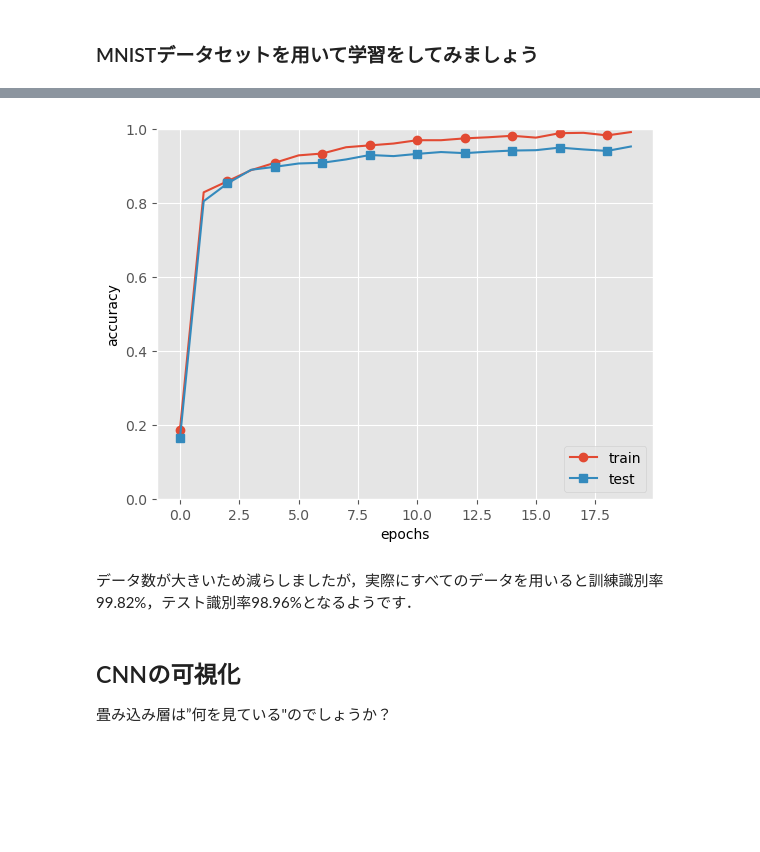
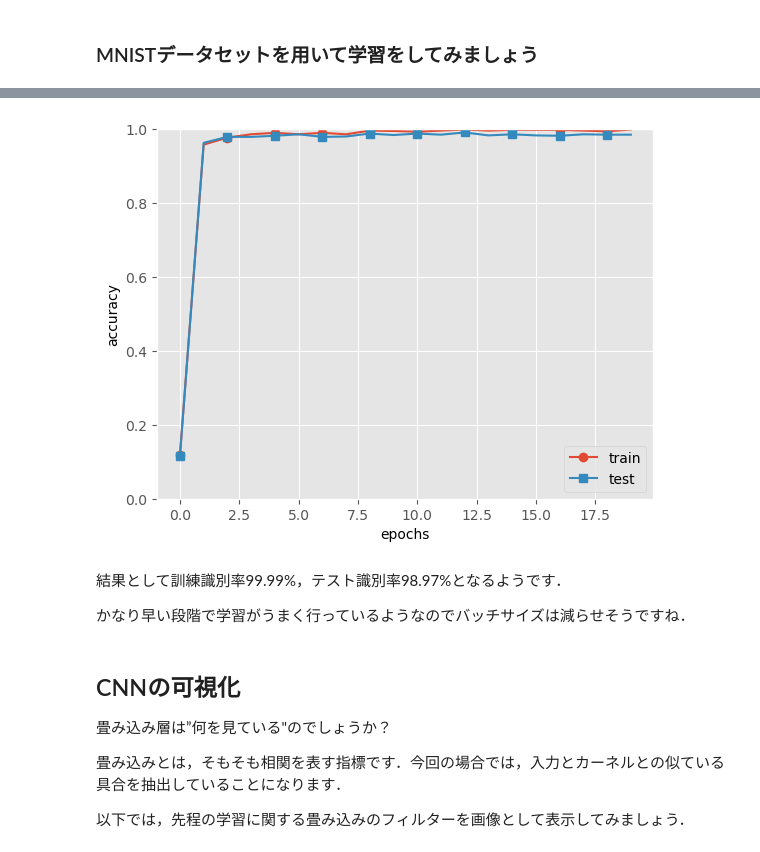
Before and after one commit to LABO-M/ZeroTuku, a Jupyter notebook: Chapter7_Zero_banzai.ipynb, the cells around one changed output, grey strips where cells are left out. Cells and saved outputs as stored; diff of their text form; code cells hidden in the pictures; blank space fills up the shorter version.

```diff
--- a/Chapter7_Zero_banzai.ipynb
+++ b/Chapter7_Zero_banzai.ipynb
@@ -173,27 +374,43 @@ class Convolution:
 # %%
 class Pooling:
-    def __init__(self , pool_h , pool_w , stride=2 , pad=0):
+    def __init__(self, pool_h, pool_w, stride=2, pad=0):
         self.pool_h = pool_h
         self.pool_w = pool_w
         self.stride = stride
         self.pad = pad
 
-    def forward(self , x):
-        N , C , H , W = x.shape
-        out_h = int(1 + (H - self.pool_h)/self.stride)
-        out_w = int(1 + (W - self.pool_w)/self.stride)
+        self.x = None
+        self.arg_max = None
 
-        # 展開
-        col = im2col(x , self.pool_h , self.pool_w , self.stride , self.pad)
-        col = col.reshape(-1 , self.pool_h*self.pool_w)
+    def forward(self, x):
+        N, C, H, W = x.shape
+        out_h = int(1 + (H - self.pool_h) / self.stride)
+        out_w = int(1 + (W - self.pool_w) / self.stride)
 
-        # 最大値
-        out = np.max(col , axis=1)
+        col = im2col(x, self.pool_h, self.pool_w, self.stride, self.pad)
+        col = col.reshape(-1, self.pool_h*self.pool_w)
 
-        # 整形
-        out = out.reshape(N , out_h , out_w , C).transpose(0 , 3 , 1 , 2)
+        arg_max = np.argmax(col, axis=1)
+        out = np.max(col, axis=1)
+        out = out.reshape(N, out_h, out_w, C).transpose(0, 3, 1, 2)
+
+        self.x = x
+        self.arg_max = arg_max
 
         return out
+
+    def backward(self, dout):
+        dout = dout.transpose(0, 2, 3, 1)
+
+        pool_size = self.pool_h * self.pool_w
+        dmax = np.zeros((dout.size, pool_size))
+        dmax[np.arange(self.arg_max.size), self.arg_max.flatten()] = dout.flatten()
+        dmax = dmax.reshape(dout.shape + (pool_size,))
+
+        dcol = dmax.reshape(dmax.shape[0] * dmax.shape[1] * dmax.shape[2], -1)
+        dx = col2im(dcol, self.x.shape, self.pool_h, self.pool_w, self.stride, self.pad)
+
+        return dx
 # %% [markdown]
 ## CNNの実装
 Convolution層とPooling層を実装したので，いよいよ畳み込みニューラルネットワークの実装に移ります．
@@ -285,14 +503,15 @@ from mnist import load_mnist
 from simple_convnet import SimpleConvNet
 from trainer import Trainer
 
+
 plt.style.use('ggplot')
 
 # データの読み込み
 (x_train, t_train), (x_test, t_test) = load_mnist(flatten=False)
 
 # 処理に時間のかかる場合はデータを削減
-x_train, t_train = x_train[:5000], t_train[:5000]
-x_test, t_test = x_test[:1000], t_test[:1000]
+# x_train, t_train = x_train[:5000], t_train[:5000]
+# x_test, t_test = x_test[:1000], t_test[:1000]
 
 max_epochs = 20
 
@@ -340,10 +559,16 @@ test acc:0.945
 Saved Network Parameters!
-[figure, old version]
+[figure, new version]
-# %% [markdown]
-データ数が大きいため減らしましたが，実際にすべてのデータを用いると訓練識別率99.82%，テスト識別率98.96%となるようです．
+# %% [markdown]
+結果として訓練識別率99.99%，テスト識別率98.97%となるようです．
+
+かなり早い段階で学習がうまく行っているようなのでバッチサイズは減らせそうですね．
 # %% [markdown]
 ## CNNの可視化
 畳み込み層は”何を見ている"のでしょうか？
+
+畳み込みとは，そもそも相関を表す指標です．今回の場合では，入力とカーネルとの似ている具合を抽出していることになります．
+
+以下では，先程の学習に関する畳み込みのフィルターを画像として表示してみましょう．
 # %%
 import numpy as np
 import matplotlib.pyplot as plt
```
Also changed, not shown: parts of 35 cells of this notebook, 3 other files.
